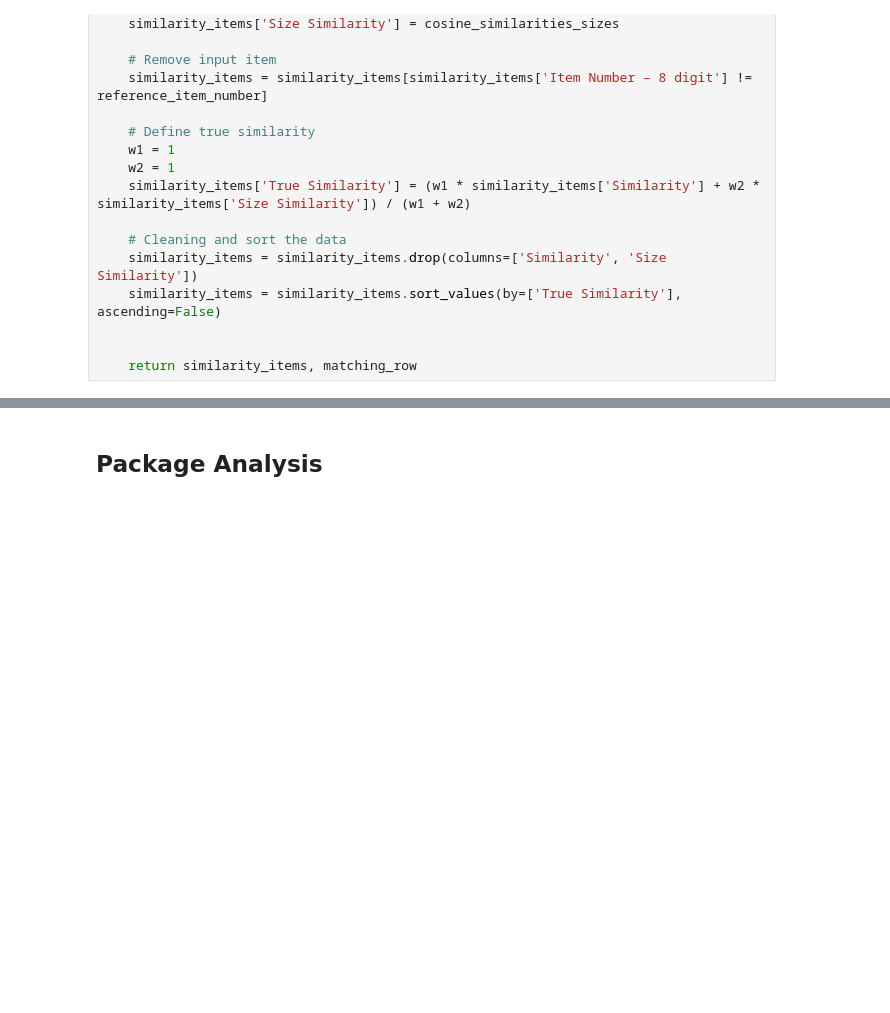
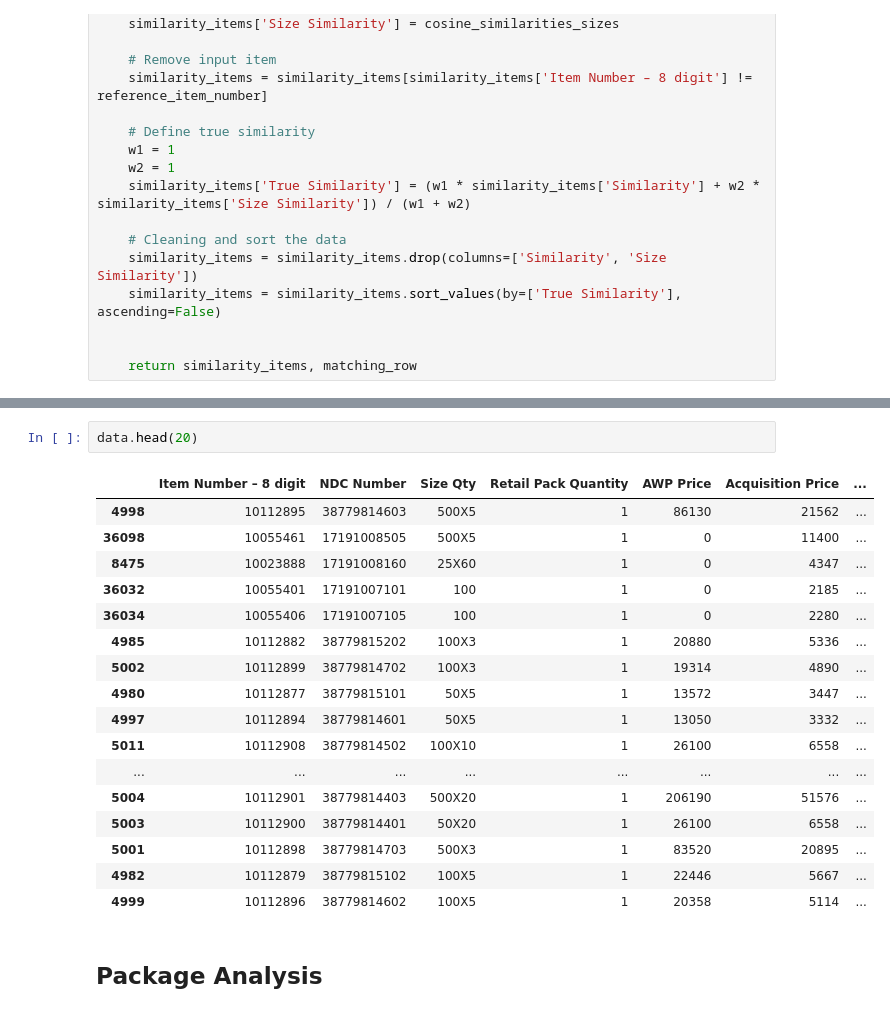
Before and after one commit to BU-EC463/Package-Analysis, a Jupyter notebook: InitialAnalysis.ipynb, the cells around one changed output, grey strips where cells are left out. Saved outputs shown, nothing was run; the diff lists cells and outputs as text; blank space fills up the shorter version.

```diff
--- a/InitialAnalysis.ipynb
+++ b/InitialAnalysis.ipynb
@@ -148,3 +148,23 @@ inputData.head(10)
+# %%
+data.head(20)
+# %% [output]
+|  | Item Number – 8 digit | NDC Number | Size Qty | Retail Pack Quantity | AWP Price | Acquisition Price | ... |
+| 4998 | 10112895 | 38779814603 | 500X5 | 1 | 86130 | 21562 | ... |
+| 36098 | 10055461 | 17191008505 | 500X5 | 1 | 0 | 11400 | ... |
+| 8475 | 10023888 | 17191008160 | 25X60 | 1 | 0 | 4347 | ... |
+| 36032 | 10055401 | 17191007101 | 100 | 1 | 0 | 2185 | ... |
+| 36034 | 10055406 | 17191007105 | 100 | 1 | 0 | 2280 | ... |
+| 4985 | 10112882 | 38779815202 | 100X3 | 1 | 20880 | 5336 | ... |
+| 5002 | 10112899 | 38779814702 | 100X3 | 1 | 19314 | 4890 | ... |
+| 4980 | 10112877 | 38779815101 | 50X5 | 1 | 13572 | 3447 | ... |
+| 4997 | 10112894 | 38779814601 | 50X5 | 1 | 13050 | 3332 | ... |
+| 5011 | 10112908 | 38779814502 | 100X10 | 1 | 26100 | 6558 | ... |
+| ... | ... | ... | ... | ... | ... | ... | ... |
+| 5004 | 10112901 | 38779814403 | 500X20 | 1 | 206190 | 51576 | ... |
+| 5003 | 10112900 | 38779814401 | 50X20 | 1 | 26100 | 6558 | ... |
+| 5001 | 10112898 | 38779814703 | 500X3 | 1 | 83520 | 20895 | ... |
+| 4982 | 10112879 | 38779815102 | 100X5 | 1 | 22446 | 5667 | ... |
+| 4999 | 10112896 | 38779814602 | 100X5 | 1 | 20358 | 5114 | ... |
 # %% [markdown]
 ## Package Analysis
 # %%
```
Also changed, not shown: parts of 3 cells of this notebook, 3 other files.
